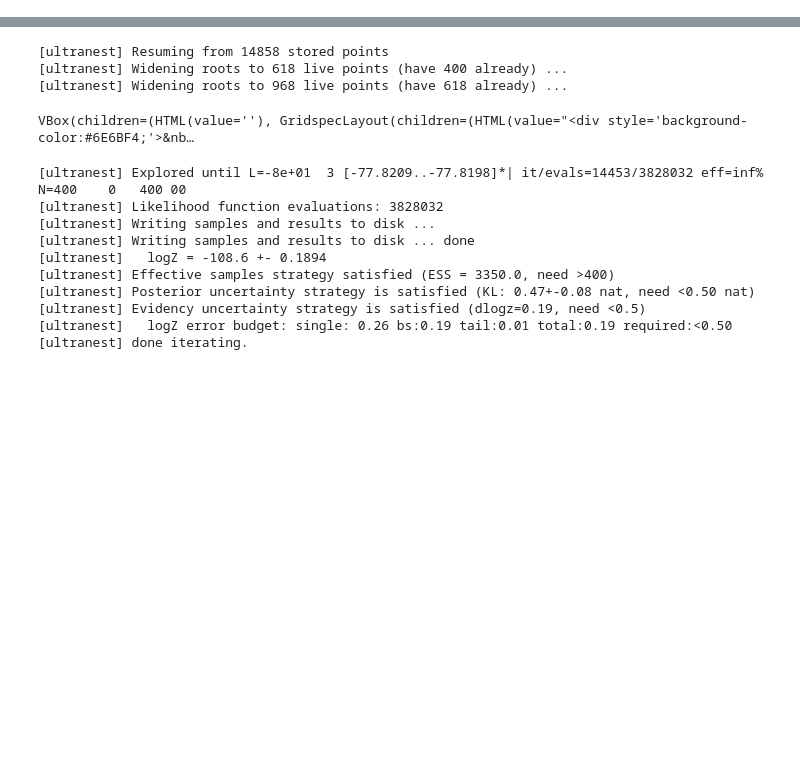
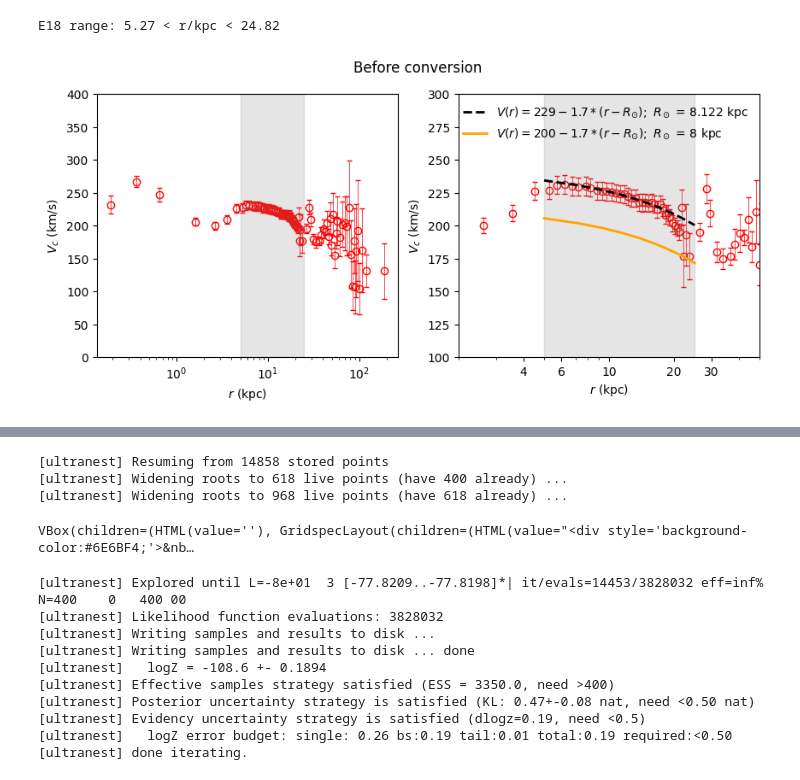
Before and after one commit to Manush19/MWlocalDM, a Jupyter notebook: Notebooks/MWRC_analysis.ipynb, the cells around one changed output, grey strips where cells are left out. Cells and saved outputs as stored; diff of their text form; code cells hidden in the pictures; blank space fills up the shorter version.

```diff
--- a/Notebooks/MWRC_analysis.ipynb
+++ b/Notebooks/MWRC_analysis.ipynb
@@ -21,0 +24,79 @@ from project.constants import Constants as pc
+# %%
+# Importing MW RC data (Eilers + PB, provided by Aakash (IMPRS))
+# RC data of MW compiled from  PB 2014 (0 < r < 5 and 25 < r < 220 kpc) and Eilers 2018 (5 < r < 25 kpc)
+#(../../Accessory/mw1.dat) and #Eilers(../../Accessory/mw2.dat).
+
+mw1 = np.loadtxt('../Accessory/mw1.dat')
+mw2 = np.loadtxt('../Accessory/mw2.dat')
+indx = np.where(mw1[:,0] == 8.0) # Assuming Rsun = 8kpc and Vsun = 200 km/s for obtaining the data from PB 2014.
+
+mw_r1 = mw1[:,2][indx]
+mw_v1 = mw1[:,3][indx]
+mw_e1 = mw1[:,4][indx]
+mw_r2 = mw2[:,0]
+mw_v2 = mw2[:,1]
+mw_e2 = np.mean((mw2[:,2],mw2[:,3]),axis = 0)
+
+r_start = mw_r2[0]
+r_stop = mw_r2[-2]
+print (f'E18 range: {r_start} < r/kpc < {r_stop}')
+
+# A first order approximation to the
+Δc = (229.0 - 1.7*8.122) - (200.0 - 1.7*8.0)
+mw_v2_ = mw_v2 - Δc
+mw_e2_ = (mw_e2/mw_v2)*mw_v2_
+mw_r2_ = mw_r2
+
+title, clr = 'Before conversion', 'r'
+# Uncomment the below if the conversion has to applied
+# mw_v2,mw_e2,mw_r2 = mw_v2_,mw_e2_,mw_r2_
+# title, clr = 'After conversion', 'g'
+
+
+mw_r = np.concatenate((mw_r1[mw_r1 < r_start],mw_r2[:-2],mw_r1[mw_r1 > r_stop]))
+mw_v = np.concatenate((mw_v1[mw_r1 < r_start],mw_v2[:-2],mw_v1[mw_r1 > r_stop]))
+mw_e = np.concatenate((mw_e1[mw_r1 < r_start],mw_e2[:-2],mw_e1[mw_r1 > r_stop]))
+
+argsort = np.argsort(mw_r)
+mw_r = mw_r[argsort]
+mw_v = mw_v[argsort]
+mw_e = mw_e[argsort]
+
+mw_e[mw_e/mw_v < 0.03] = 0.03*mw_v[mw_e/mw_v < 0.03]
+
+mw_w = mw_v/mw_r
+mw_we = mw_w*(mw_e/mw_v)
+
+fig,axs = plt.subplots(1,2,figsize = (10,4))
+ax1,ax2 = axs
+
+for ax in axs:
+
+    ax.errorbar(mw_r, mw_v, mw_e, c = 'None', ecolor = clr, capsize = 2, elinewidth = 0.5, fmt = 'o',
+                alpha = 1,mec = clr,zorder = 0)
+
+    ax.set_xscale('log')
+    ax.set_ylim(0,400)
+    ax.set_xlabel('$r$ (kpc)')
+    ax.set_ylabel('$V_c$ (km/s)')
+
+    ylim = ax.get_ylim()
+    ax.fill_betweenx(ylim,5,25,color = 'grey',alpha = 0.2)
+
+r = np.linspace(5,25,10)
+vc = 229.0 - 1.7*(r - 8.122)
+ax2.plot(r,vc, c = 'k',ls = '--',zorder = 2,lw = 2,label = '$V(r) = 229 - 1.7*(r - R_{\odot});$ $R_\odot$ = 8.122 kpc')
+
+ax2.plot(r,vc-Δc, c = 'orange',ls = '-',zorder = 2, lw = 2,label = '$V(r) = 200 - 1.7*(r - R_{\odot});$ $R_\odot$ = 8 kpc')
+ax2.legend(framealpha = 0)
+
+ax2.set_xlim(2,50)
+ax2.set_xticks([4,6,10,20,30],)
+ax2.set_xticklabels(['4','6','10','20','30'])
+ax2.set_ylim(100,300)
+
+plt.suptitle(title);
+# plt.savefig('../Output/figures/MW_RC_{title}.png',bbox_inches = 'tight',dpi = 300)
+# %% [output]
+E18 range: 5.27 < r/kpc < 24.82
+[figure, added]
```
Also changed, not shown: parts of 16 cells of this notebook, 7 other files.
